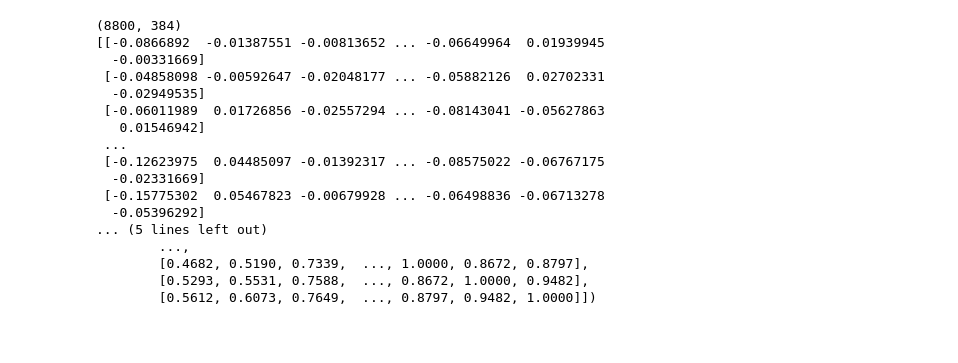
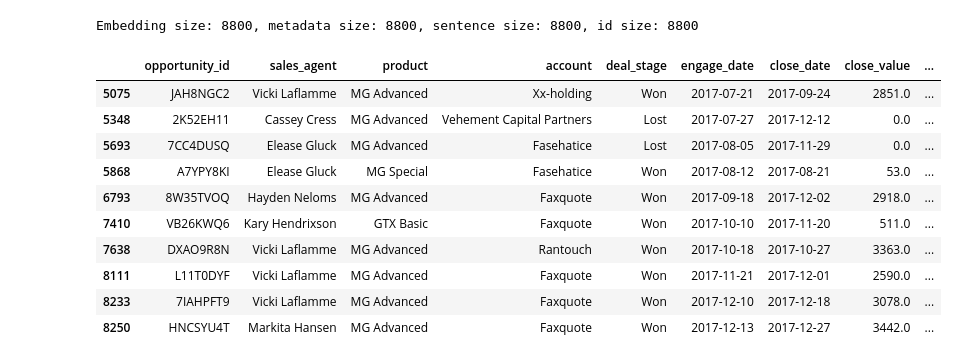
Before and after one commit to ishween/Team2A, a Jupyter notebook: src/Milestone_1_transformer_final.ipynb, the cells around one changed output. Saved outputs shown, nothing was run; the diff lists cells and outputs as text; code cells hidden in the pictures; blank space fills up the shorter version.

```diff
--- a/src/Milestone_1_transformer_final.ipynb
+++ b/src/Milestone_1_transformer_final.ipynb
@@ -113,2 +77,2 @@ metadata
 # %%
-get_ids(df)
+ids = get_ids(df)
@@ -133,25 +79,52 @@ get_ids(df)
 # %%
 model = SentenceTransformer("all-MiniLM-L6-v2")
 embeddings = model.encode(sentences)
-print(embeddings.shape)
-print(embeddings)
-similarities = model.similarity(embeddings, embeddings)
-print(similarities)
+# print(embeddings.shape)
+# print(embeddings)
+# similarities = model.similarity(embeddings, embeddings)
+# print(similarities)
-# %% [output]
-(8800, 384)
-[[-0.0866892  -0.01387551 -0.00813652 ... -0.06649964  0.01939945
-  -0.00331669]
- [-0.04858098 -0.00592647 -0.02048177 ... -0.05882126  0.02702331
-  -0.02949535]
- [-0.06011989  0.01726856 -0.02557294 ... -0.08143041 -0.05627863
-   0.01546942]
- ...
- [-0.12623975  0.04485097 -0.01392317 ... -0.08575022 -0.06767175
-  -0.02331669]
- [-0.15775302  0.05467823 -0.00679928 ... -0.06498836 -0.06713278
-  -0.05396292]
-... (5 lines left out)
-        ...,
-        [0.4682, 0.5190, 0.7339,  ..., 1.0000, 0.8672, 0.8797],
-        [0.5293, 0.5531, 0.7588,  ..., 0.8672, 1.0000, 0.9482],
-        [0.5612, 0.6073, 0.7649,  ..., 0.8797, 0.9482, 1.0000]])
+# %%
+print(f"Embedding size: {len(embeddings)}, metadata size: {len(metadata)}, sentence size: {len(sentences)}, id size: {len(ids)}")
+# %% [output]
+Embedding size: 8800, metadata size: 8800, sentence size: 8800, id size: 8800
+# %%
+# create chromadb client
+client = chromadb.Client()
+collection = client.get_or_create_collection("sales_opportunities")
+# %%
+# batch them because chromadb has limit on how many you can add at once
+batch_size = 5000
+for i in range(0, len(embeddings), batch_size):
+    batch_ids = ids[i:i+batch_size]
+    batch_embeddings = embeddings[i:i+batch_size].tolist()
+    batch_sentences = sentences[i:i+batch_size]
+    batch_metadata = metadata[i:i+batch_size]
+
+collection.add(
+        ids=batch_ids,
+        embeddings=batch_embeddings,
+        documents=batch_sentences,
+        metadatas=batch_metadata
+)
+# %%
+query = "Deals engaged in November won by sales agent Darcel Schlecht"
+query_embedding = model.encode([query])
+
+results = collection.query(
+    query_embeddings=query_embedding.tolist(),
+    n_results=10
+)
+# %%
+df[df['opportunity_id'].isin(results['ids'][0])]
+# %% [output]
+|  | opportunity_id | sales_agent | product | account | deal_stage | engage_date | close_date | close_value | ... |
+| 5075 | JAH8NGC2 | Vicki Laflamme | MG Advanced | Xx-holding | Won | 2017-07-21 | 2017-09-24 | 2851.0 | ... |
+| 5348 | 2K52EH11 | Cassey Cress | MG Advanced | Vehement Capital Partners | Lost | 2017-07-27 | 2017-12-12 | 0.0 | ... |
+| 5693 | 7CC4DUSQ | Elease Gluck | MG Advanced | Fasehatice | Lost | 2017-08-05 | 2017-11-29 | 0.0 | ... |
+| 5868 | A7YPY8KI | Elease Gluck | MG Special | Fasehatice | Won | 2017-08-12 | 2017-08-21 | 53.0 | ... |
+| 6793 | 8W35TVOQ | Hayden Neloms | MG Advanced | Faxquote | Won | 2017-09-18 | 2017-12-02 | 2918.0 | ... |
+| 7410 | VB26KWQ6 | Kary Hendrixson | GTX Basic | Faxquote | Won | 2017-10-10 | 2017-11-20 | 511.0 | ... |
+| 7638 | DXAO9R8N | Vicki Laflamme | MG Advanced | Rantouch | Won | 2017-10-18 | 2017-10-27 | 3363.0 | ... |
+| 8111 | L11T0DYF | Vicki Laflamme | MG Advanced | Faxquote | Won | 2017-11-21 | 2017-12-01 | 2590.0 | ... |
+| 8233 | 7IAHPFT9 | Vicki Laflamme | MG Advanced | Faxquote | Won | 2017-12-10 | 2017-12-18 | 3078.0 | ... |
+| 8250 | HNCSYU4T | Markita Hansen | MG Advanced | Faxquote | Won | 2017-12-13 | 2017-12-27 | 3442.0 | ... |
```
Also changed, not shown: parts of 8 cells of this notebook.
